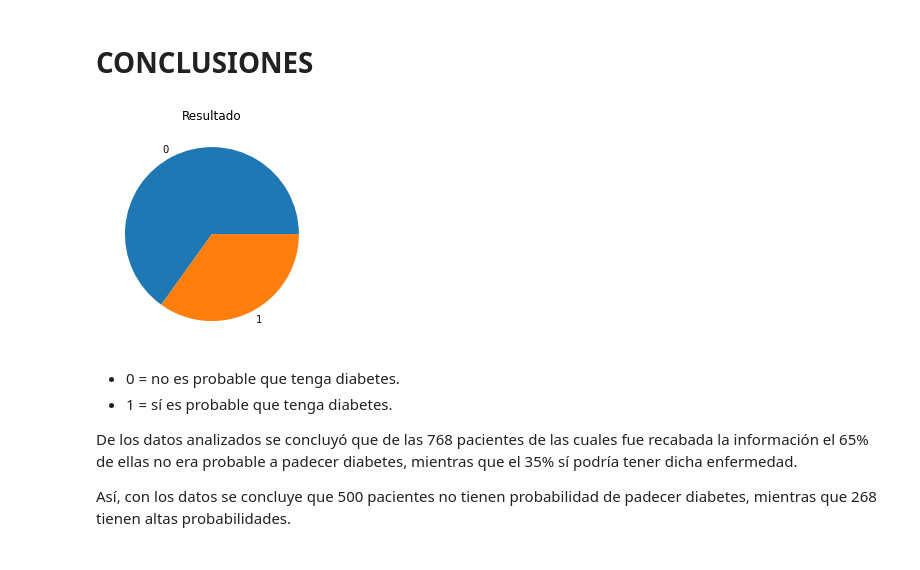
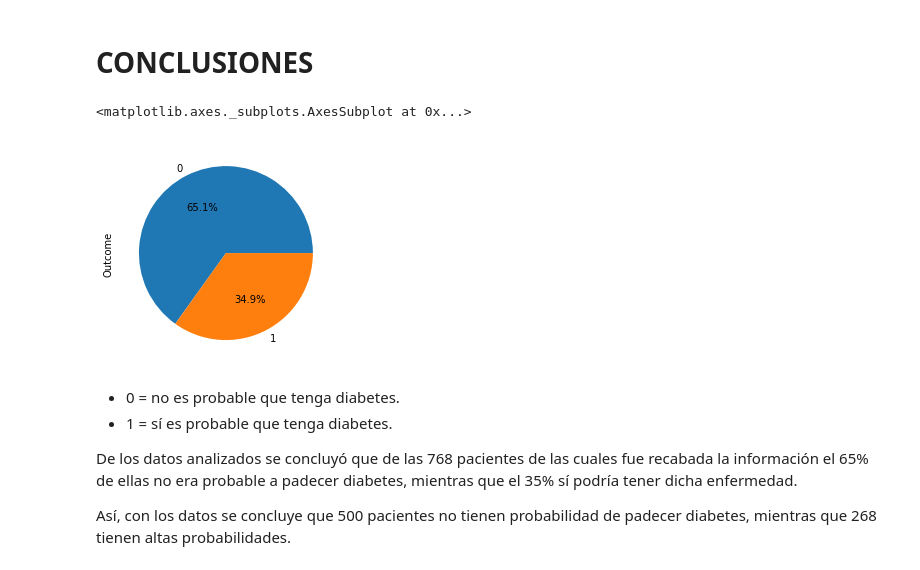
Before and after one commit to gemaramirez/HIGI2022, a Jupyter notebook: python/trabajofinal.ipynb, the cells around one changed output. Drawn from its saved outputs; the diff is of its cells as text; code cells hidden in the pictures.

```diff
--- a/python/trabajofinal.ipynb
+++ b/python/trabajofinal.ipynb
@@ -162,16 +189,12 @@ plt.show()
 La edad de las pacientes va desde los 21 años como mínimo, hasta los 81 años como máximo. Ya que la diabetes puede afectar a personas de edades variadas se investigó en un amplio número de pacientes con edades diferentes. La mayoría de las pacientes son mujeres jóvenes de un rango de 21 a 31 años. Mientras que la mínoria serían pacientes del rango de 71 a 81 años de edad.
 # %% [markdown]
 # **CONCLUSIONES**
-# %%
-x = ['0', '1']
-y = [500, 268]
-
-plt.pie(y, labels=x)
-plt.title('Resultado')
-
-plt.show()
-# %% [output]
-[figure, removed]
+# %%
+serie_resultado = df.Outcome.value_counts()
+serie_resultado.plot.pie(autopct='%1.1f%%')
+# %% [output]
+<matplotlib.axes._subplots.AxesSubplot at 0x...>
+[figure, added]
 # %% [markdown]
 *   0 = no es probable que tenga diabetes.
 *   1 = sí es probable que tenga diabetes.
```
Also changed, not shown: parts of 7 cells of this notebook.
